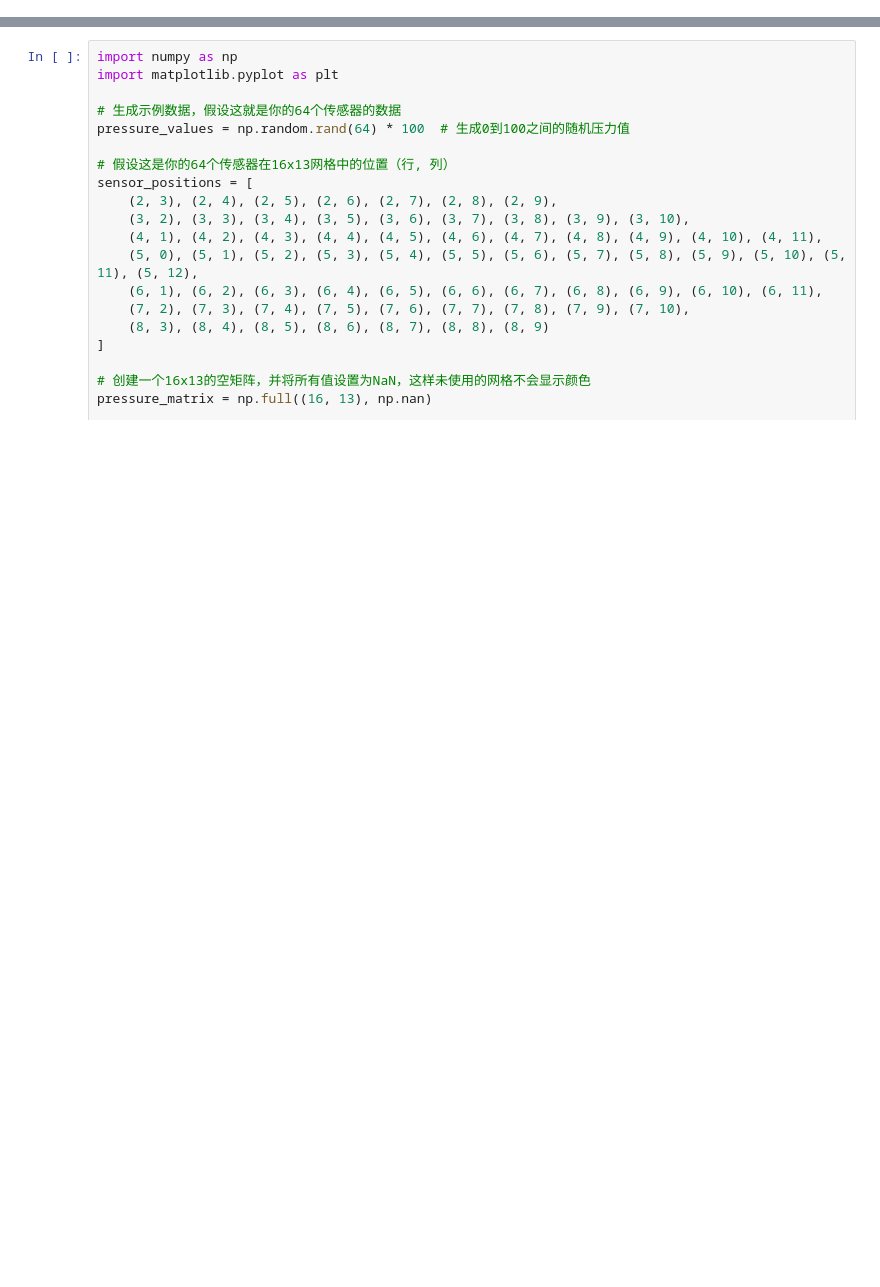
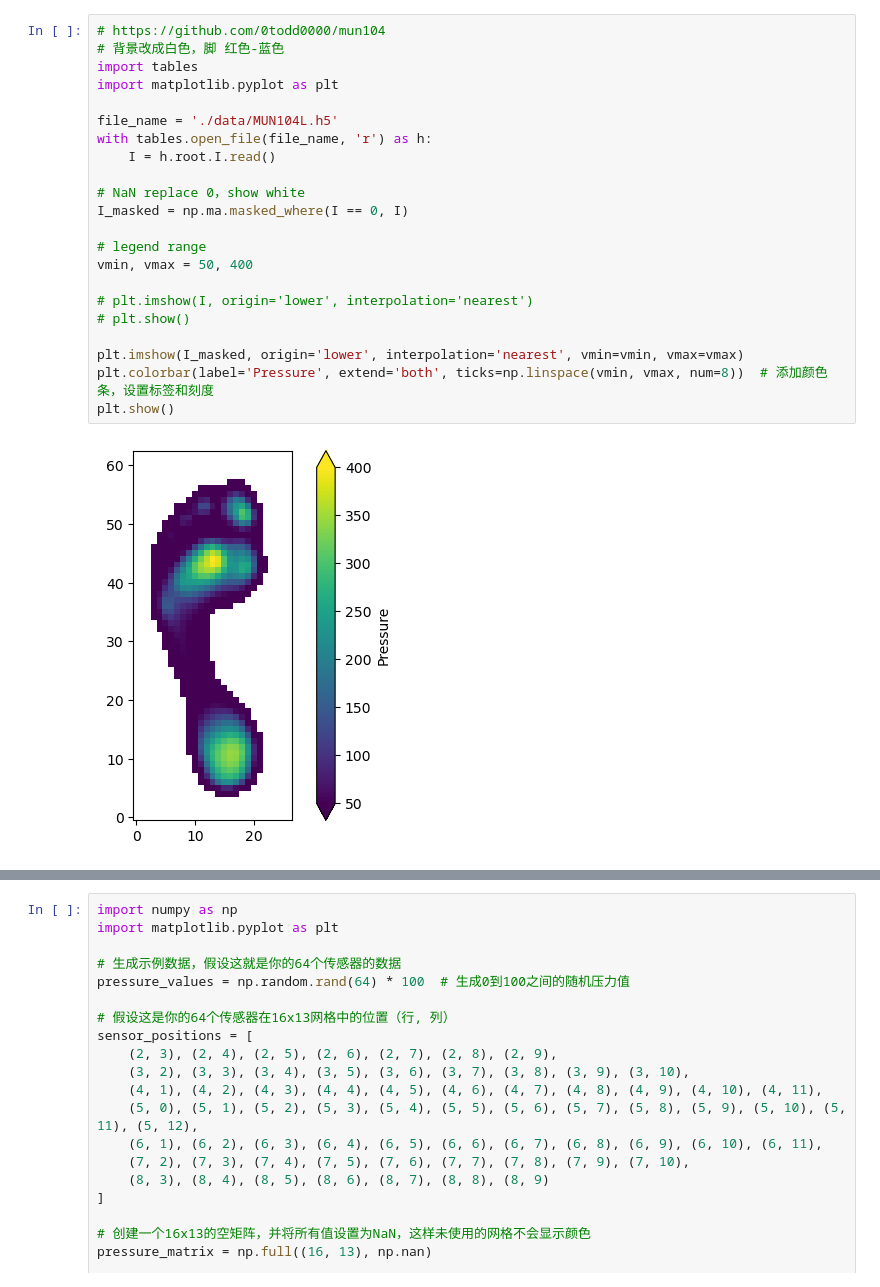
Before and after one commit to weichkai/footPressureSensor, a Jupyter notebook: pressurePlot/main.ipynb, the cells around one changed output, grey strips where cells are left out. Cells and saved outputs as stored; diff of their text form; blank space fills up the shorter version.

Commit message:
use hdf5read

```diff
--- a/pressurePlot/main.ipynb
+++ b/pressurePlot/main.ipynb
@@ -0,0 +1,24 @@
+# %%
+# https://github.com/0todd0000/mun104
+# 背景改成白色，脚 红色-蓝色
+import tables
+import matplotlib.pyplot as plt
+
+file_name = './data/MUN104L.h5'
+with tables.open_file(file_name, 'r') as h:
+	I = h.root.I.read()
+
+# NaN replace 0，show white
+I_masked = np.ma.masked_where(I == 0, I)
+
+# legend range
+vmin, vmax = 50, 400
+
+# plt.imshow(I, origin='lower', interpolation='nearest')
+# plt.show()
+
+plt.imshow(I_masked, origin='lower', interpolation='nearest', vmin=vmin, vmax=vmax)
+plt.colorbar(label='Pressure', extend='both', ticks=np.linspace(vmin, vmax, num=8))  # 添加颜色条，设置标签和刻度
+plt.show()
+# %% [output]
+[figure, added]
```
Also changed, not shown: parts of 11 cells of this notebook, 1 other file.
